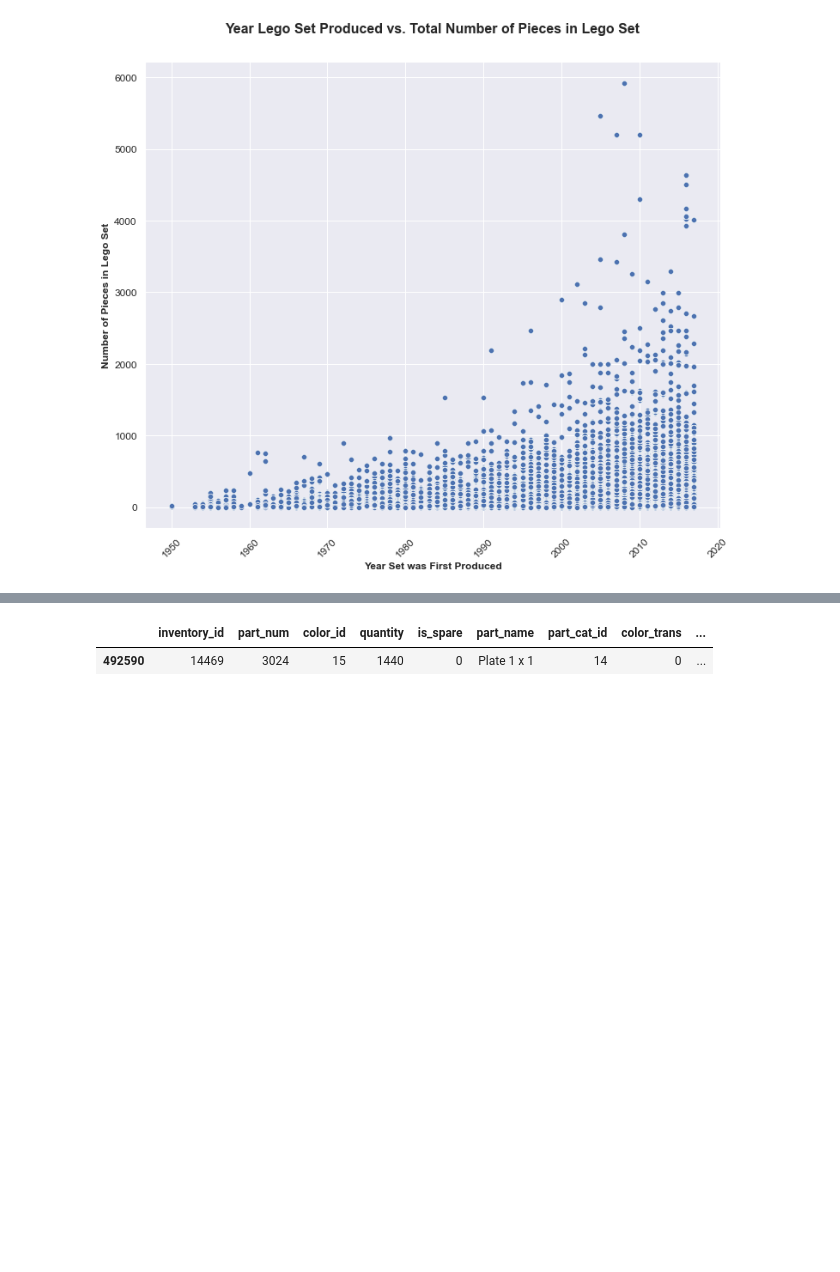
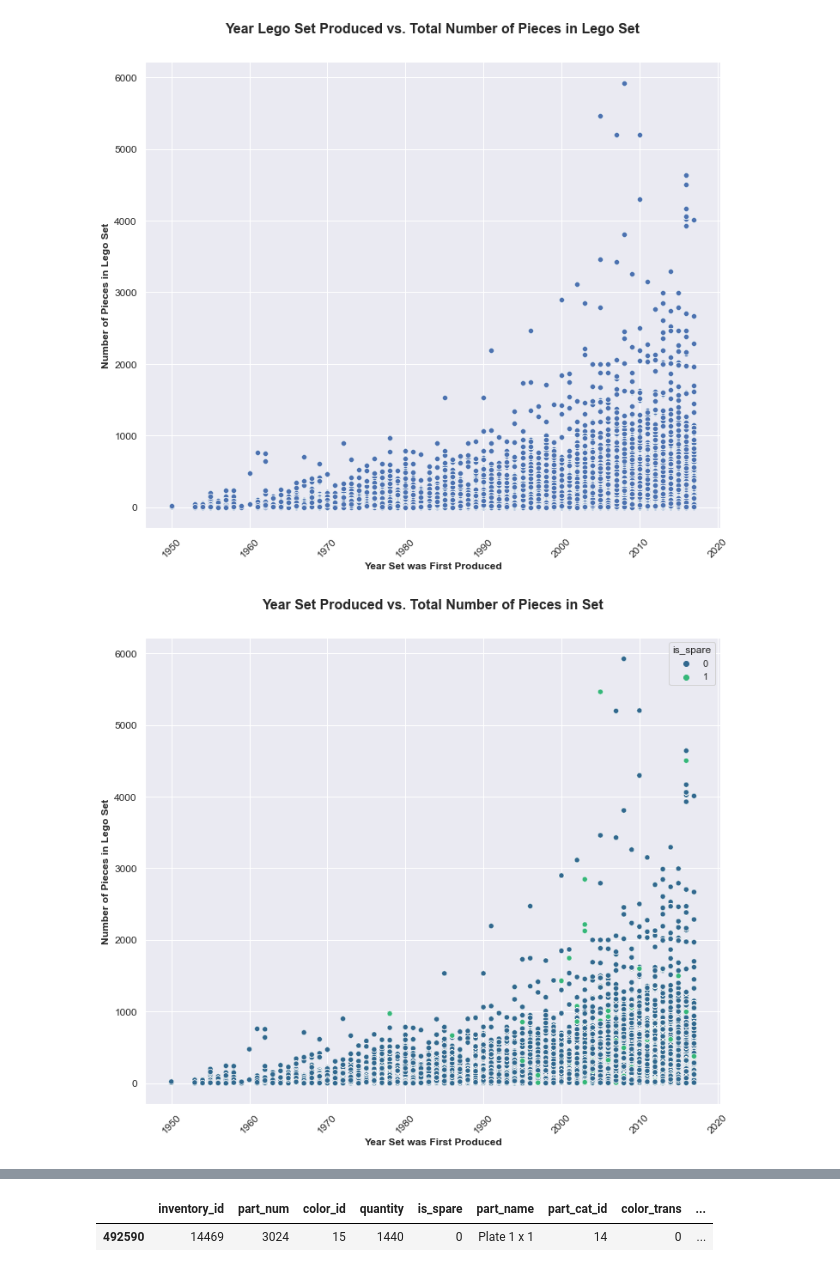
Before and after one commit to maryschindler/holiday_sprint, a Jupyter notebook: code/3_EDA_on_legos_df.ipynb, the cells around one changed output, grey strips where cells are left out. Drawn from its saved outputs; the diff is of its cells as text; code cells hidden in the pictures; blank space fills up the shorter version.

```diff
--- a/code/3_EDA_on_legos_df.ipynb
+++ b/code/3_EDA_on_legos_df.ipynb
@@ -453,3 +498,29 @@ plt.tick_params(labelsize = 12)
 plt.show();
 # %% [output]
 [figure]
+# %%
+#the above plot but hued for 'is_spare', a feature I will later model for:
+plt.figure(figsize = (12, 10))
+
+sns.scatterplot(x = legos['set_year'],
+                y = legos['total_set_parts'],
+                hue = legos['is_spare'],
+                palette = 'viridis')
+
+plt.title('Year Set Produced vs. Total Number of Pieces in Set',
+         fontsize = 16,
+         fontweight = 'bold',
+         y = 1.05)
+
+plt.xlabel('Year Set was First Produced',
+          fontweight = 'bold')
+plt.xticks(rotation = 45)
+
+plt.ylabel('Number of Pieces in Lego Set',
+          fontweight = 'bold')
+
+plt.tick_params(labelsize = 12)
+
+plt.show();
+# %% [output]
+[figure, added]
```
Also changed, not shown: parts of 23 cells of this notebook, 3 other files.
